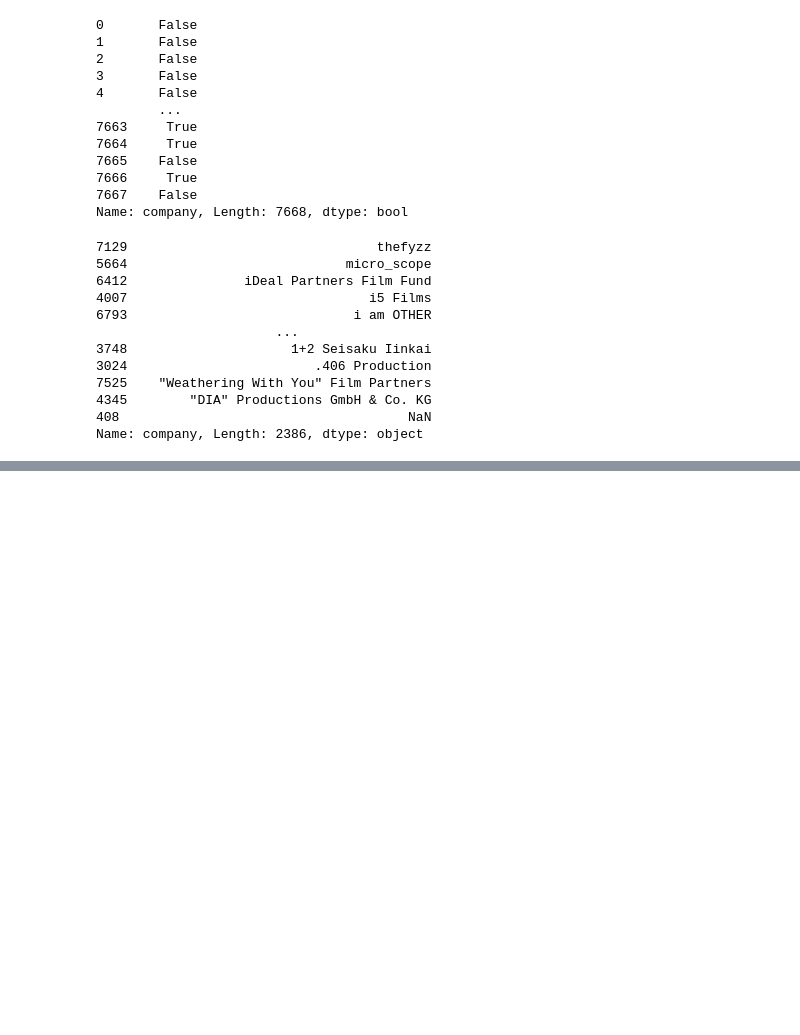
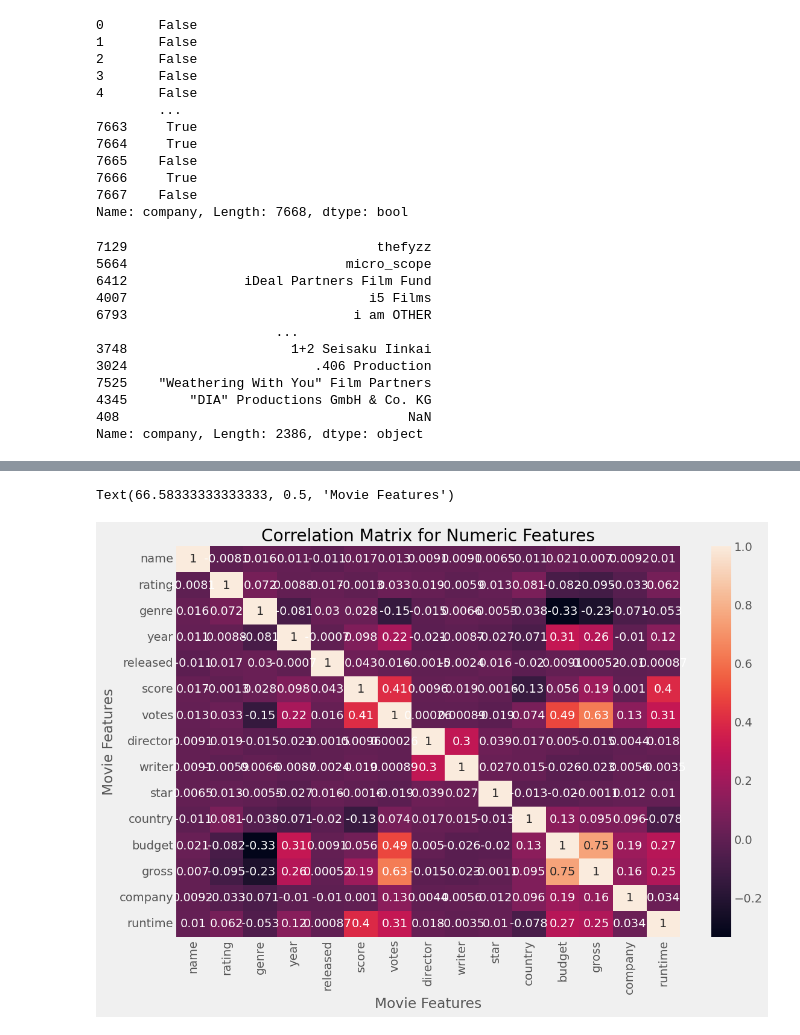
Before and after one commit to EdwinKingori/MovieCorrelation, a Jupyter notebook: Movie_correlation_analysis.ipynb, the cells around one changed output, grey strips where cells are left out. Drawn from its saved outputs; the diff is of its cells as text; code cells hidden in the pictures; blank space fills up the shorter version.

```diff
--- a/Movie_correlation_analysis.ipynb
+++ b/Movie_correlation_analysis.ipynb
@@ -263,0 +382,9 @@ df.describe()
+# %%
+correlation_matrix1 = numeric_col.corr(method='pearson')
+sns.heatmap(correlation_matrix1, annot=True)
+plt.title("Correlation Matrix for Numeric Features")
+plt.xlabel("Movie Features")
+plt.ylabel("Movie Features")
+# %% [output]
+Text(66.58333333333333, 0.5, 'Movie Features')
+[figure, added]
```
Also changed, not shown: parts of 25 cells of this notebook.
